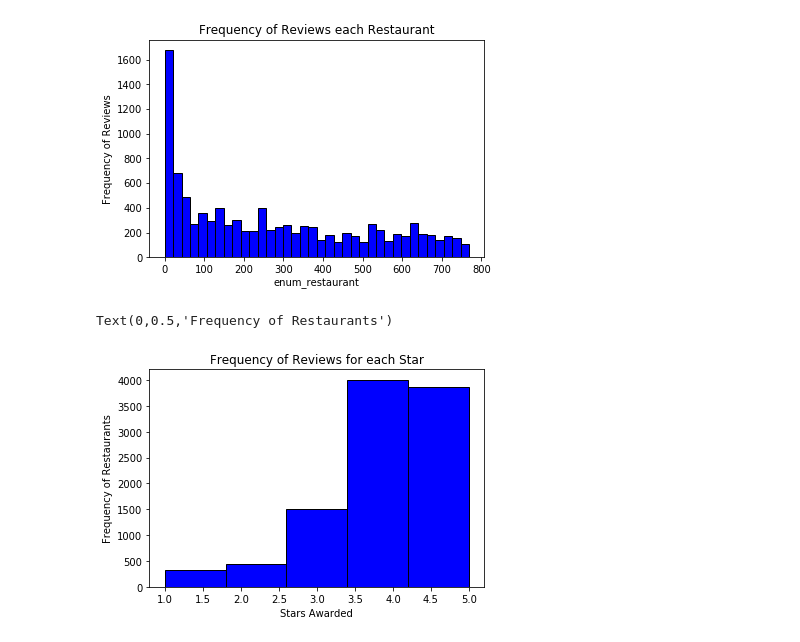
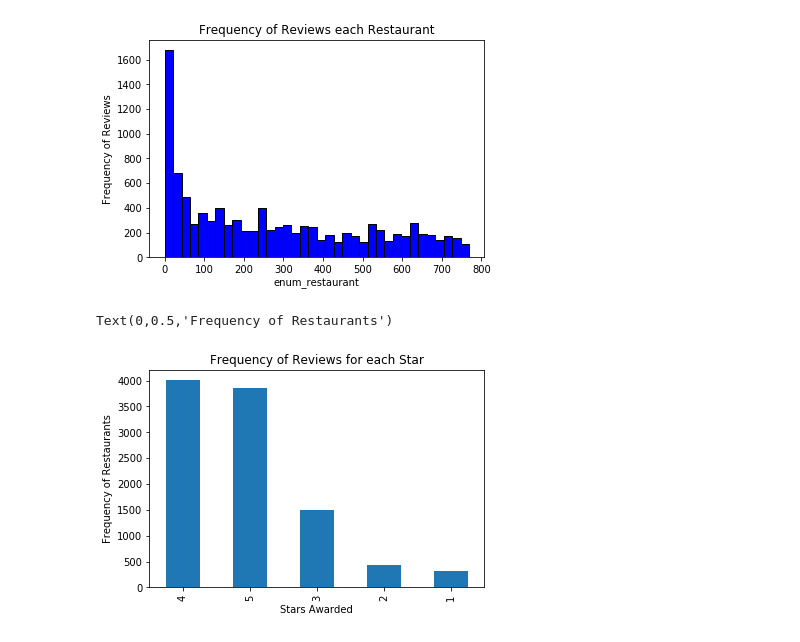
Before and after one commit to DanElias/Data_Mining, a Jupyter notebook: Project/Exploratory Analytics for Data/ExploratoryAnalysis.ipynb, the cells around one changed output. Cells and saved outputs as stored; diff of their text form; code cells hidden in the pictures.

```diff
--- a/Project/Exploratory Analytics for Data/ExploratoryAnalysis.ipynb
+++ b/Project/Exploratory Analytics for Data/ExploratoryAnalysis.ipynb
@@ -23,3 +31,33 @@ reviews.tail()
 reviews.shape
 # %% [output]
 (10126, 4)
+# %%
+# Cleaning the Data
+def clean(data):
+
+    # Removing leading and trailing white spaces
+    data = str(data).strip()
+
+    # Converting all text to lower case
+    data = data.lower()
+
+    # Converting all numbers to words
+    word = data.split(' ')
+    p = inflect.engine()
+    word = ' '.join([i for i in word if not i.isdigit()])
+    word = re.sub(r'\d+', p.number_to_words(word) , word)
+
+    # Removing Punctuation
+    translator = str.maketrans('', '', string.punctuation)
+    word = word.translate(translator)
+
+    # Removing Stopwords
+    stop_words = set(stopwords.words('english'))
+    tokens = word_tokenize(word)
+    word = ' '.join([i for i in tokens if not i in stop_words])
+
+    return word
+
+# clean text data
+reviews["content_clean"] = reviews["content"].apply(lambda x: clean(x))
+reviews.head()
@@ -69,10 +90,10 @@ plt.ylabel("Frequency of Reviews")
 Text(0,0.5,'Frequency of Reviews')
 [figure]
 # %%
-plt.hist(reviews['stars'], color = 'blue', edgecolor = 'black', bins = int(180/36))
+reviews['stars'].value_counts().plot('bar')
 plt.title("Frequency of Reviews for each Star")
 plt.xlabel("Stars Awarded")
 plt.ylabel("Frequency of Restaurants")
 # %% [output]
 Text(0,0.5,'Frequency of Restaurants')
-[figure, old version]
+[figure, new version]
```
Also changed, not shown: parts of 5 cells of this notebook, 2 other files.
